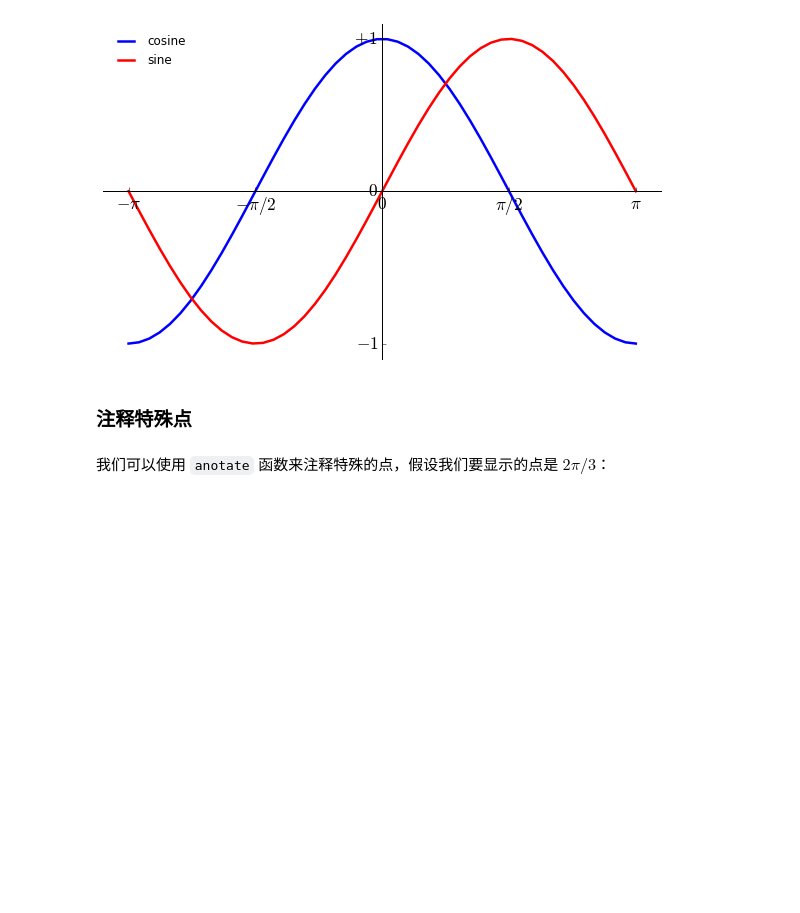
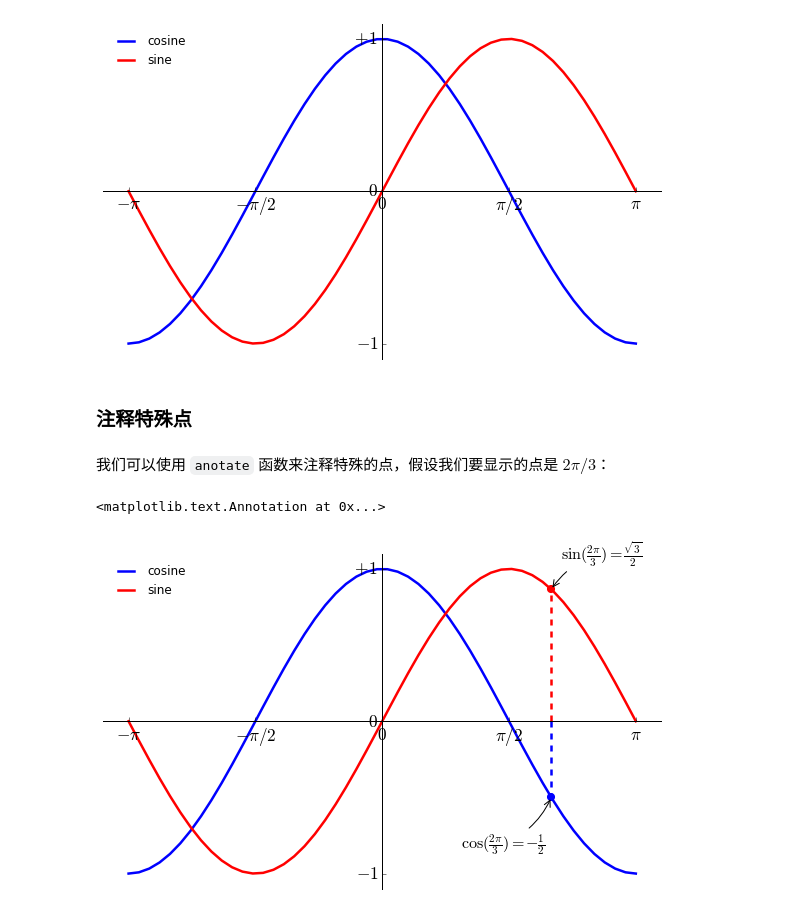
Before and after one commit to xiangliTHU/python-tutorial, a Jupyter notebook: 06. matplotlib/06.01 simple plot using matplotlib.pyplot.ipynb, the cells around one changed output. Drawn from its saved outputs; the diff is of its cells as text; code cells hidden in the pictures; blank space fills up the shorter version.

```diff
--- a/06. matplotlib/06.01 simple plot using matplotlib.pyplot.ipynb
+++ b/06. matplotlib/06.01 simple plot using matplotlib.pyplot.ipynb
@@ -353,38 +353,51 @@ ax.yaxis.set_ticks_position('left')
 ax.spines['left'].set_position(('data',0))
 
 # 设置刻度及其标识
 plt.xticks([-np.pi, -np.pi/2, 0, np.pi/2, np.pi],
            ['$-\pi$', '$-\pi/2$', '$0$', '$\pi/2$', '$\pi$'], fontsize ='xx-large')
 plt.yticks([-1, 0, 1],
            ['$-1$', '$0$', '$+1$'], fontsize ='xx-large')
 
 # 加入图例，frameon表示图例周围是否需要边框
 l = plt.legend(['cosine', 'sine'], loc='upper left', frameon=False)
 
 ####################################################################################
 
 # 数据点
 t = 2 * np.pi / 3
 
-# 画
+# 蓝色虚线
 plt.plot([t,t],[0,np.cos(t)], color ='blue', linewidth=2.5, linestyle="--")
+
+# 该点处的 cos 值
 plt.scatter([t,],[np.cos(t),], 50, color ='blue')
 
-plt.annotate(r'$\sin(\frac{2\pi}{3})=\frac{\sqrt{3}}{2}$',
-             xy=(t, np.sin(t)), xycoords='data',
-             xytext=(+10, +30), textcoords='offset points', fontsize=16,
-             arrowprops=dict(arrowstyle="->", connectionstyle="arc3,rad=.2"))
+# 在对应的点显示文本
+plt.annotate(r'$\sin(\frac{2\pi}{3})=\frac{\sqrt{3}}{2}$', # 文本
+             xy=(t, np.sin(t)), # 数据点坐标位置
+             xycoords='data',   # 坐标相对于数据
+             xytext=(+10, +30), # 文本位置坐标
+             textcoords='offset points', # 坐标相对于数据点的坐标
+             fontsize=16,       # 文本大小
+             arrowprops=dict(arrowstyle="->", connectionstyle="arc3,rad=.2")) # 箭头
 
-plt.plot([t,t],[0,np.sin(t)], color ='red', linewidth=2.5, linestyle="--")
-plt.scatter([t,],[np.sin(t),], 50, color ='red')
+# 红色虚线
+p = plt.plot([t,t],[0,np.sin(t)], color ='red', linewidth=2.5, linestyle="--")
 
-plt.annotate(r'$\cos(\frac{2\pi}{3})=-\frac{1}{2}$',
+# 该点处的 sin 值
+p = plt.scatter([t,],[np.sin(t),], 50, color ='red')
+
+# 显示文本
+p = plt.annotate(r'$\cos(\frac{2\pi}{3})=-\frac{1}{2}$',
              xy=(t, np.cos(t)), xycoords='data',
              xytext=(-90, -50), textcoords='offset points', fontsize=16,
              arrowprops=dict(arrowstyle="->", connectionstyle="arc3,rad=.2"))
 
 
 #####################################################################################
 
 # 在脚本中需要加上这句才会显示图像
 # plt.show()
+# %% [output]
+<matplotlib.text.Annotation at 0x...>
+[figure, added]
```
Also changed, not shown: parts of 5 cells of this notebook, 4 other files.
